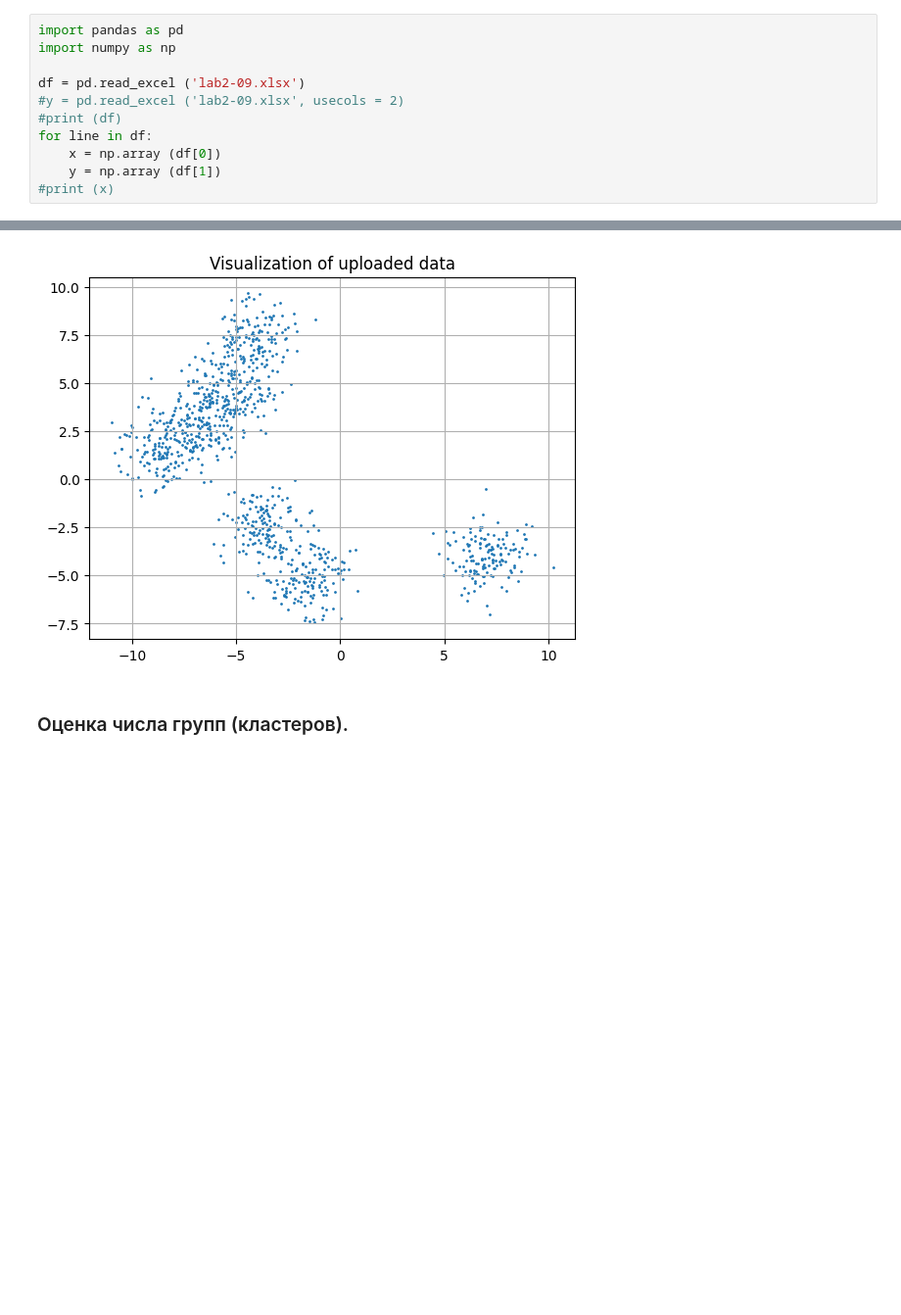
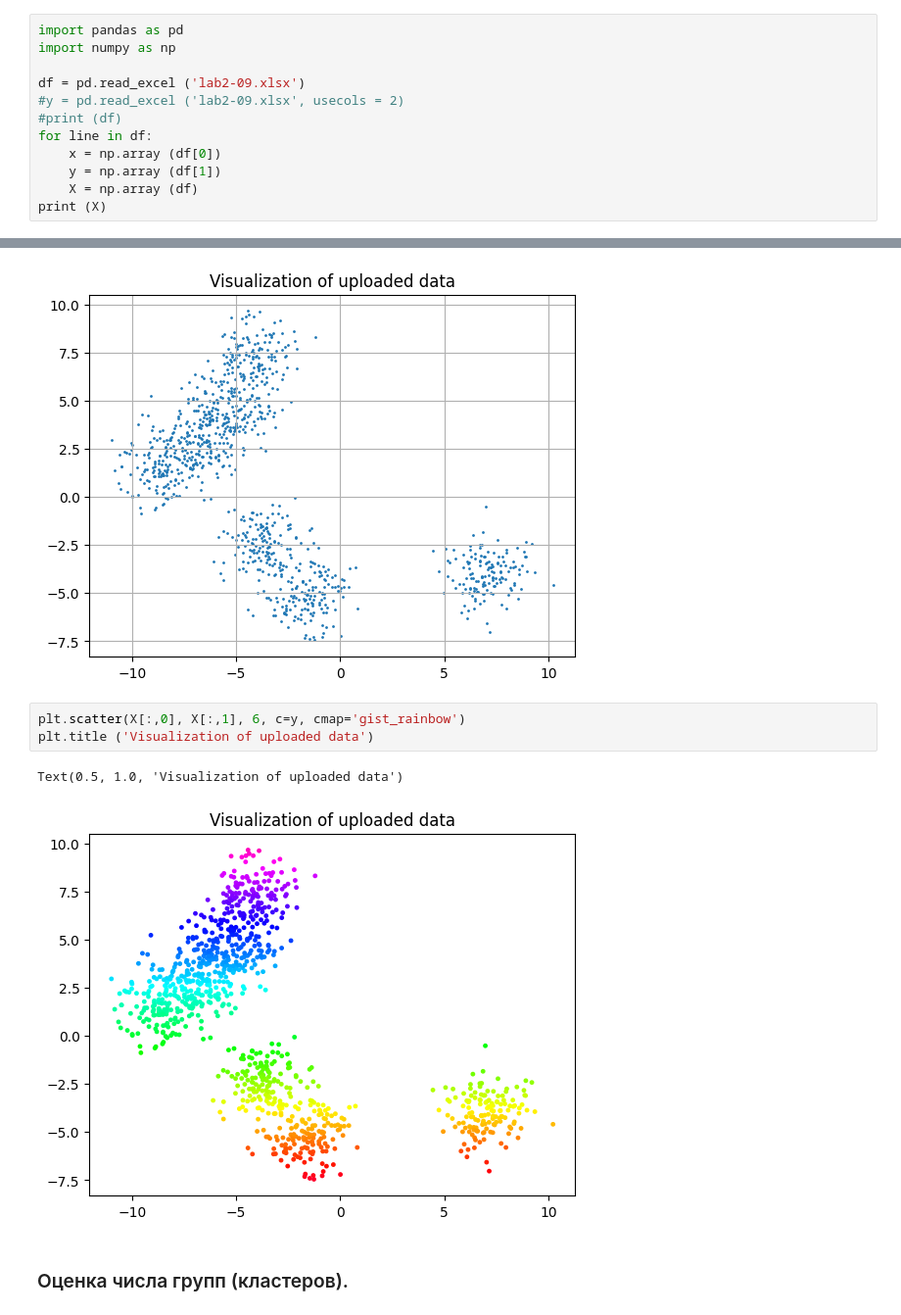
Before and after one commit to calculation-methods/mbd, a Jupyter notebook: stud/Pashkov/lab 2/lab2-1.ipynb, the cells around one changed output, grey strips where cells are left out. Shown at 98% size. Saved outputs shown, nothing was run; the diff lists cells and outputs as text; blank space fills up the shorter version.

```diff
--- a/stud/Pashkov/lab 2/lab2-1.ipynb
+++ b/stud/Pashkov/lab 2/lab2-1.ipynb
@@ -32,4 +32,5 @@ df = pd.read_excel ('lab2-09.xlsx')
 for line in df:
     x = np.array (df[0])
     y = np.array (df[1])
-#print (x)
+    X = np.array (df)
+print (X)
@@ -45,6 +54,12 @@ plt.title ('Visualization of uploaded data')
 plt.show ()
 # %% [output]
 [figure]
+# %%
+plt.scatter(X[:,0], X[:,1], 6, c=y, cmap='gist_rainbow')
+plt.title ('Visualization of uploaded data')
+# %% [output]
+Text(0.5, 1.0, 'Visualization of uploaded data')
+[figure, added]
 # %% [markdown]
 ### Оценка числа групп (кластеров).
 # %% [markdown]
```
Also changed, not shown: parts of 7 cells of this notebook, 10 other files.
